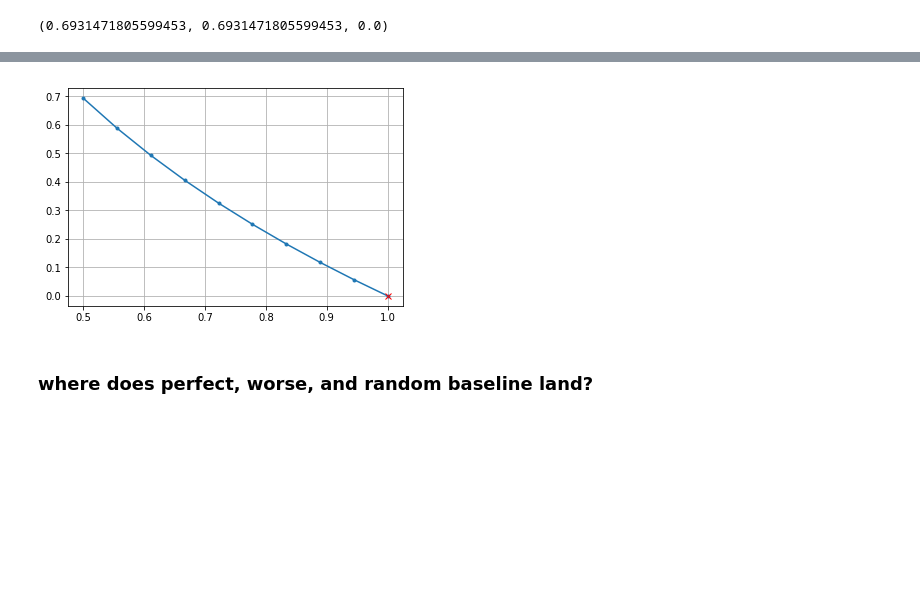
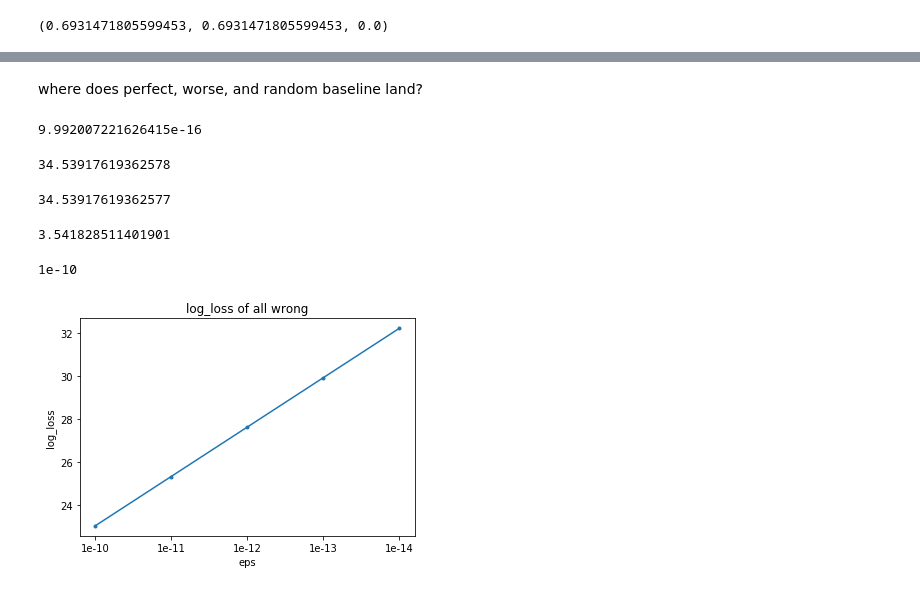
Before and after one commit to yang-zhang/evaluation, a Jupyter notebook: log_loss.ipynb, the cells around one changed output, grey strips where cells are left out. Saved outputs shown, nothing was run; the diff lists cells and outputs as text; code cells hidden in the pictures; blank space fills up the shorter version.

```diff
--- a/log_loss.ipynb
+++ b/log_loss.ipynb
@@ -145,14 +192,36 @@ plt.grid()
-# %%
-ces = []
-eps = 1e-15
-ps = np.linspace(0.5, 1 - eps, num=10)
-for p in ps:
-    ces.append(cross_entropy([1, 0], [p, 1 - p]))
-
-plt.plot(ps, ces, '.-')
-plt.plot(ps[-1], log_loss_binary_scalar(1, 1 - eps, eps=1e-15), 'xr')
-plt.grid()
-# %% [output]
-[figure, removed]
 # %% [markdown]
-### where does perfect, worse, and random baseline land?
+where does perfect, worse, and random baseline land?
+# %%
+sklearn.metrics.log_loss([1, 0, 1], [1, 0, 1])
+# %% [output]
+9.992007221626415e-16
+# %%
+sklearn.metrics.log_loss([1, 0], [0, 1])
+# %% [output]
+34.53917619362578
+# %%
+sklearn.metrics.log_loss([1, 0]*200, [0, 1]*200)
+# %% [output]
+34.53917619362577
+# %%
+np.log(34.53)
+# %% [output]
+3.541828511401901
+# %%
+x=10
+10**(-x)
+# %% [output]
+1e-10
+# %%
+lls = []
+epses = [10**(-x) for x in range(10, 15)]
+for eps in epses:
+    lls.append(sklearn.metrics.log_loss([1, 0], [0, 1], eps=eps))
+plt.plot(lls, '.-')
+plt.xticks(range(len(lls)), epses)
+plt.xlabel('eps')
+plt.ylabel('log_loss')
+plt.title('log_loss of all wrong')
+plt.show()
+# %% [output]
+[figure, added]
```
Also changed, not shown: parts of 28 cells of this notebook, 6 other files.
